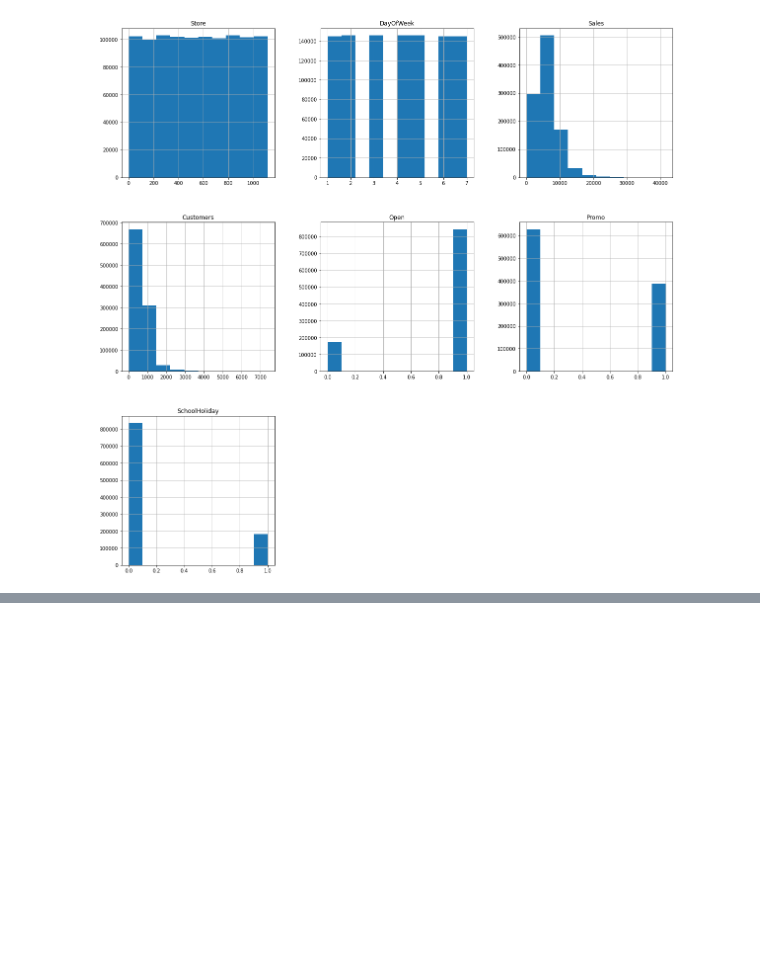
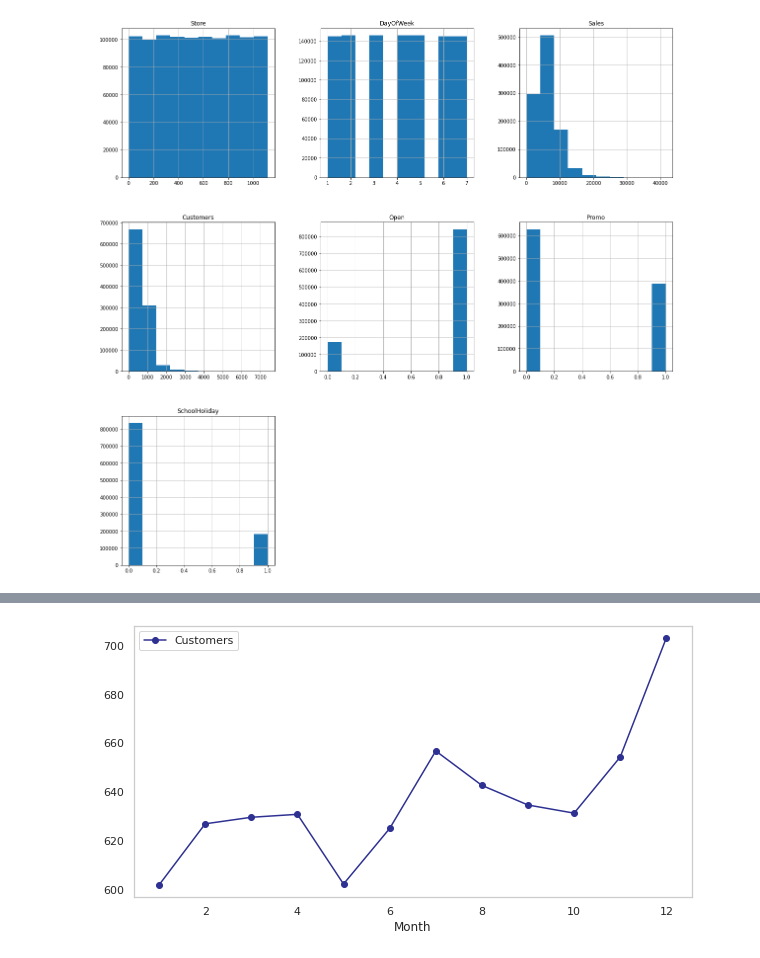
Before and after one commit to komal-pasi/EDA-Capstone, a Jupyter notebook: Rossmann_Sales_Prediction_Capstone_Project.ipynb, the cells around one changed output, grey strips where cells are left out. Drawn from its saved outputs; the diff is of its cells as text; code cells hidden in the pictures; blank space fills up the shorter version.

Commit message:
Data visualization (Plot chart)

```diff
--- a/Rossmann_Sales_Prediction_Capstone_Project.ipynb
+++ b/Rossmann_Sales_Prediction_Capstone_Project.ipynb
@@ -316,3 +316,10 @@ rossman_data.head()
 | 2 | 1 | c | a | 1270.0 | 9.0 | 2008.0 | ... |
 | 3 | 1 | c | a | 1270.0 | 9.0 | 2008.0 | ... |
 | 4 | 1 | c | a | 1270.0 | 9.0 | 2008.0 | ... |
+# %%
+sns.set_theme(style='whitegrid',palette='muted')
+rossman_data.groupby('Month')[['Customers']].mean().plot(figsize=(10,5),marker='o',color='#2E3192')
+plt.grid(False)
+plt.show()
+# %% [output]
+[figure, added]
```
Also changed, not shown: parts of 2 cells of this notebook.
